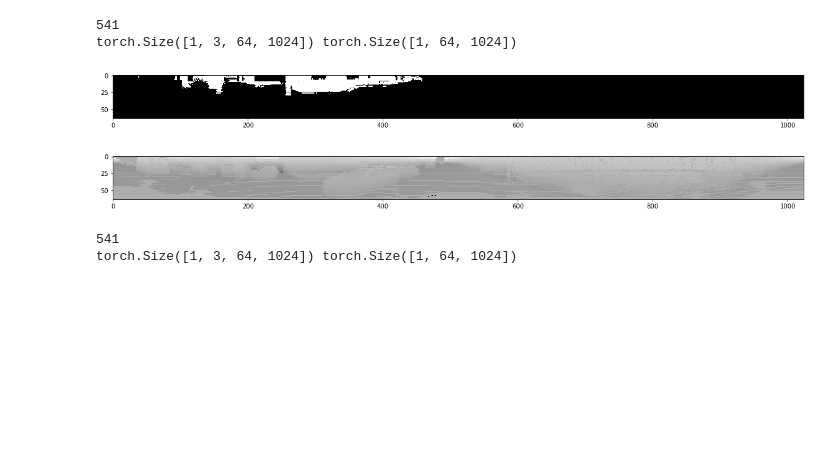
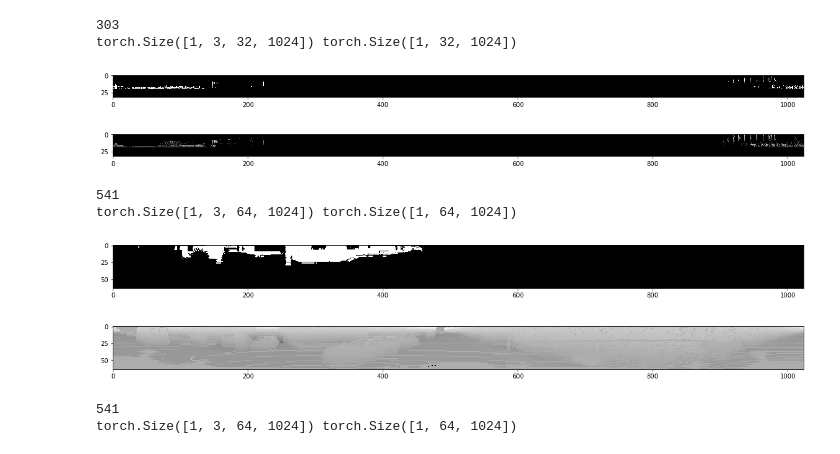
Before and after one commit to p0l0satik/point_cloud_segmentation, a Jupyter notebook: loader_test.ipynb, the cells around one changed output. Drawn from its saved outputs; the diff is of its cells as text; code cells hidden in the pictures; blank space fills up the shorter version.

Commit message:
more runs + carla dataset + dataset check and visualisation

```diff
--- a/loader_test.ipynb
+++ b/loader_test.ipynb
@@ -20,3 +24,14 @@ def test_loader(loader, iter = 1):
+# %%
+test_data = CustomCarla("/home/polosatik/Datasets/carla/", mode="test")
+
+test_loader_basic = DataLoader(test_data, batch_size=1, shuffle=True)
+
+test_loader(test_loader_basic)
+# %% [output]
+303
+torch.Size([1, 3, 32, 1024]) torch.Size([1, 32, 1024])
+[figure, added]
+[figure, added]
 # %%
 test_data = CustomKitti("/home/polosatik/mnt/kitty/dataset/sequences/00/", mode="test")
 
```
Also changed, not shown: parts of 1 cell of this notebook, 8 other files.
